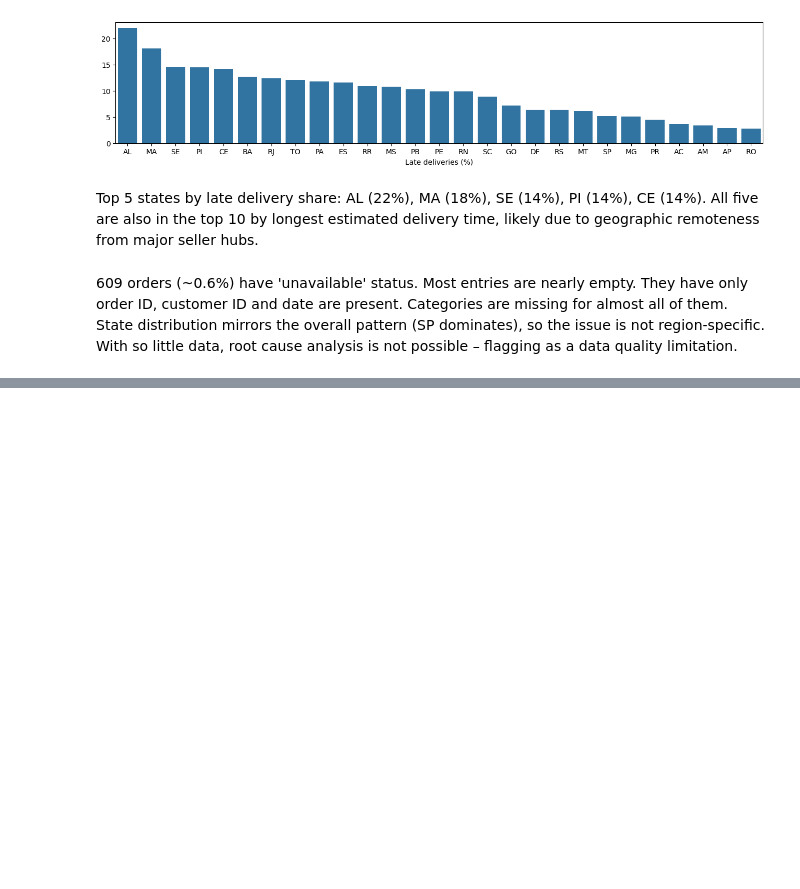
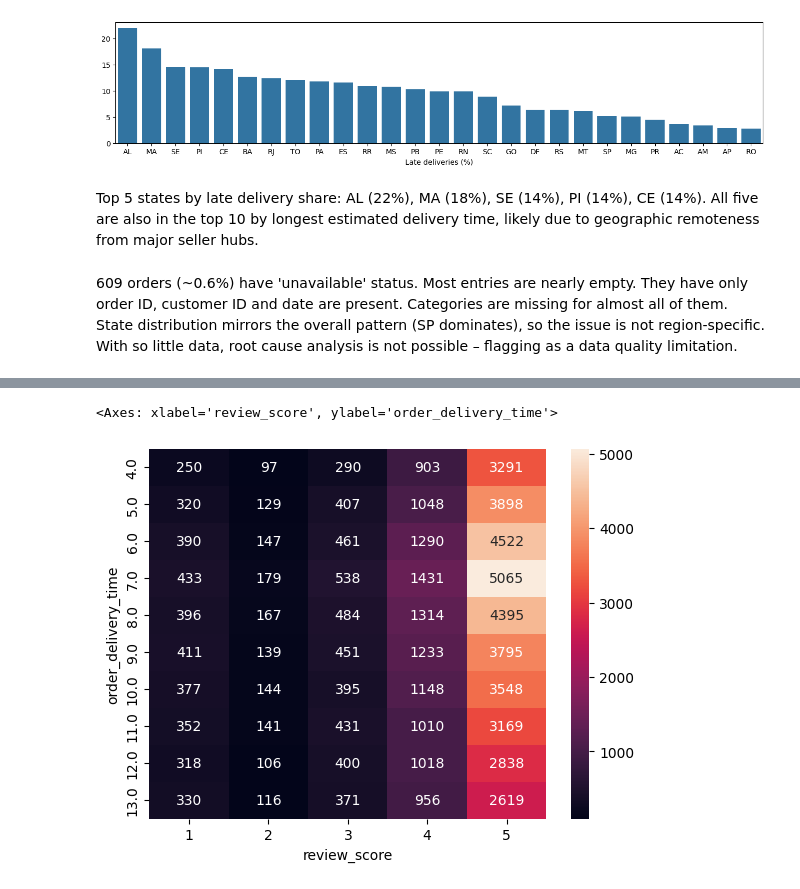
Before and after one commit to norriddx/ecommerce-orders-analysis, a Jupyter notebook: notebooks/eda.ipynb, the cells around one changed output, grey strips where cells are left out. Cells and saved outputs as stored; diff of their text form; code cells hidden in the pictures; blank space fills up the shorter version.

```diff
--- a/notebooks/eda.ipynb
+++ b/notebooks/eda.ipynb
@@ -675,0 +680,15 @@ Top 5 states by late delivery share: AL (22%), MA (18%), SE (14%), PI (14%), CE
+# %%
+# checking reviews score for fastest delivery time
+
+top_fastest = orders['order_delivery_time'].value_counts().head(10).index
+
+# merging orders and reviews
+
+orders_reviews = pd.merge(orders, reviews, on='order_id')
+
+# pivot table
+
+filtered = orders_reviews[orders_reviews['order_delivery_time'].isin(top_fastest)]
+
+filtered_pvt = pd.pivot_table(filtered, values='order_id', index='order_delivery_time', columns='review_score', aggfunc='count')
+filtered_pvt
@@ -675,0 +708,5 @@ Top 5 states by late delivery share: AL (22%), MA (18%), SE (14%), PI (14%), CE
+# %%
+sns.heatmap(data=filtered_pvt, annot=True, fmt='.0f')
+# %% [output]
+<Axes: xlabel='review_score', ylabel='order_delivery_time'>
+[figure, added]
```
Also changed, not shown: parts of 20 cells of this notebook.
